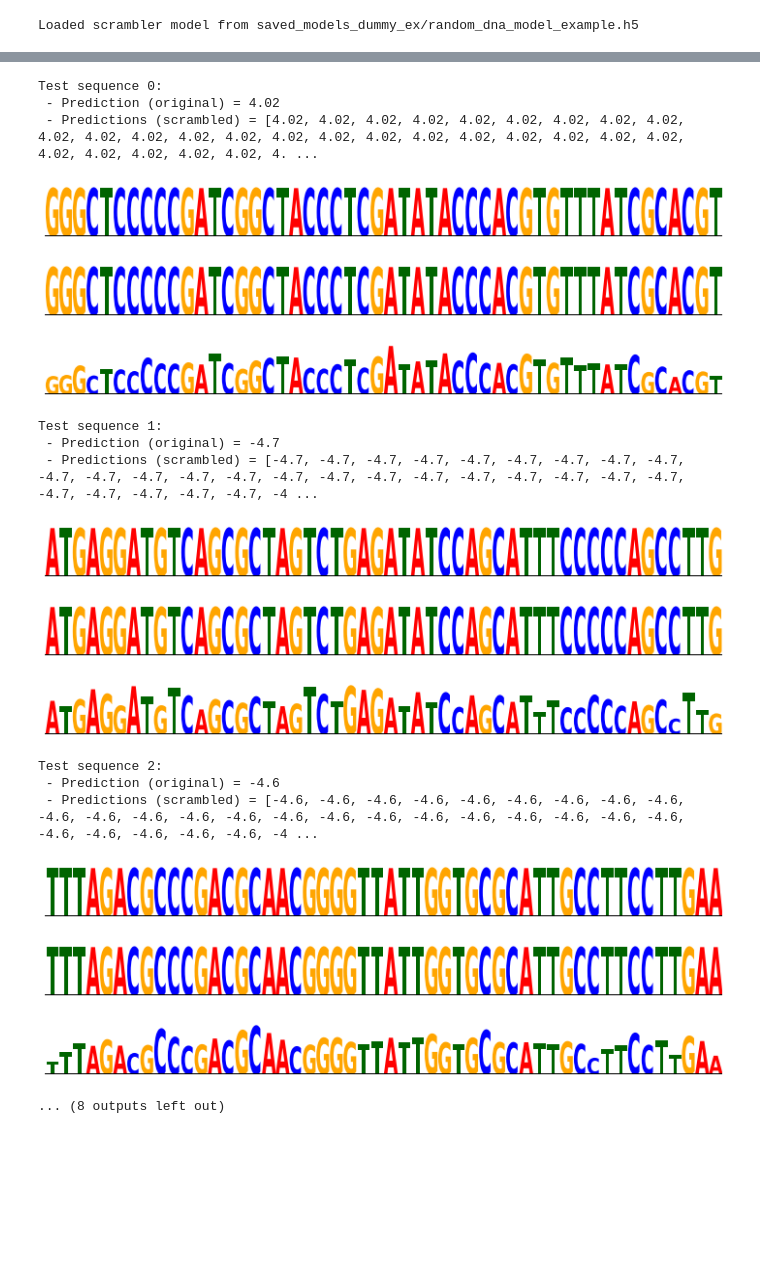
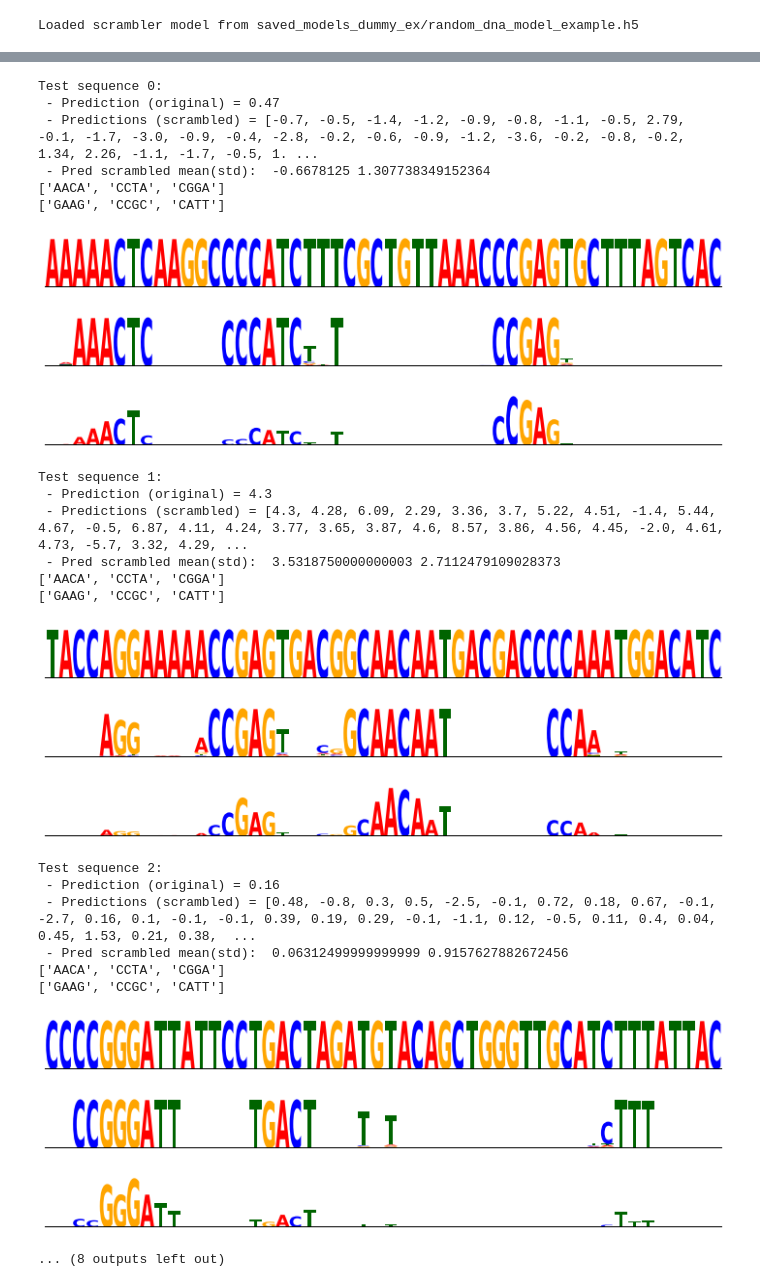
Before and after one commit to castillohair/scrambler, a Jupyter notebook: example_wtih_keras_squeeze_dim.ipynb, the cells around one changed output, grey strips where cells are left out. Cells and saved outputs as stored; diff of their text form; code cells hidden in the pictures; blank space fills up the shorter version.

```diff
--- a/example_wtih_keras_squeeze_dim.ipynb
+++ b/example_wtih_keras_squeeze_dim.ipynb
@@ -100,8 +114,8 @@ nucleotides = ['A', 'T', 'G', 'C']
 all_kmers  = [''.join(x) for x in product(nucleotides, repeat=4)]
 random.shuffle(all_kmers)
 #select some kmers to be up motifs and some ot be down motifs
-up_motifs = all_kmers[0:10]
+up_motifs = all_kmers[0:3]
 print ('up motifs: ', up_motifs)
-down_motifs = all_kmers[-10:]
+down_motifs = all_kmers[-3:]
 print ('down motifs: ', down_motifs)
 # %% [output]
@@ -344,7 +353,7 @@ subset_test_y = y_test[:1024]
 # %%
 #Train scrambler
 
-n_epochs = 2
+n_epochs = 10
 
 train_history = scrambler.train(
     predictor_now,
@@ -359,7 +368,7 @@ train_history = scrambler.train(
     predictor_task='regression',
     entropy_mode='target',
     entropy_bits=0.125,
-    entropy_weight=2
+    entropy_weight=5
 )
 
 #note that the MLIR optimization message is benign and is expected behavior as of tf 2.3
@@ -461,45 +465,58 @@ array([[[[16.134407],
 # %%
 #Visualize a few reconstructed sequence patterns
 model_name = 'dummy logic model'
 plot_examples = np.arange(5).tolist()
 save_examples = []
 
 importance_scores_test *= sequence_mask[None, None, :, None]
 
 for test_ix in plot_examples :
 
     print("Test sequence " + str(test_ix) + ":")
-    print (x_test[test_ix:test_ix+1, ...])
+    #print (x_test[test_ix:test_ix+1, ...])
+    #print ()
     y_test_hat_ref = predictor_now.predict(x=[x_test[test_ix:test_ix+1, ...]], batch_size=1)[0, 0]
     y_test_hat = predictor_now.predict(x=[sample_test[test_ix, ...]], batch_size=32)[:32, 0].tolist()
 
     print(" - Prediction (original) = " + str(round(y_test_hat_ref, 2))[:4])
     print(" - Predictions (scrambled) = " + str([float(str(round(y_test_hat[i], 2))[:4]) for i in range(len(y_test_hat))]))
-
+    pred_values = [float(str(round(y_test_hat[i], 2))[:4]) for i in range(len(y_test_hat))]
+    print (' - Pred scrambled mean(std): ', np.mean(pred_values), np.std(pred_values))
+    print (up_motifs)
+    print (down_motifs)
     save_figs = False
     if save_examples is not None and test_ix in save_examples :
         save_figs = True
 
     plot_dna_logo(x_test[test_ix, 0, :, :], sequence_template=sequence_template, figsize=(10, 1), plot_start=0, plot_end=50, plot_sequence_template=True, save_figs=save_figs, fig_name=model_name + "_test_ix_" + str(test_ix) + "_orig_sequence")
     plot_dna_logo(pwm_test[test_ix, 0, :, :], sequence_template=sequence_template, figsize=(10, 1), plot_start=0, plot_end=50, plot_sequence_template=True, save_figs=save_figs, fig_name=model_name + "_test_ix_" + str(test_ix) + "_scrambld_pwm")
     plot_dna_importance_scores(importance_scores_test[test_ix, 0, :, :].T, encoder.decode(x_test[test_ix, 0, :, :]), figsize=(10, 1), score_clip=None, sequence_template=sequence_template, plot_start=0, plot_end=50, save_figs=save_figs, fig_name=model_name + "_test_ix_" + str(test_ix) + "_scores")
 # %% [output]
 Test sequence 0:
- - Prediction (original) = 4.02
- - Predictions (scrambled) = [4.02, 4.02, 4.02, 4.02, 4.02, 4.02, 4.02, 4.02, 4.02, 4.02, 4.02, 4.02, 4.02, 4.02, 4.02, 4.02, 4.02, 4.02, 4.02, 4.02, 4.02, 4.02, 4.02, 4.02, 4.02, 4.02, 4.02, 4.02, 4. ...
+ - Prediction (original) = 0.47
+ - Predictions (scrambled) = [-0.7, -0.5, -1.4, -1.2, -0.9, -0.8, -1.1, -0.5, 2.79, -0.1, -1.7, -3.0, -0.9, -0.4, -2.8, -0.2, -0.6, -0.9, -1.2, -3.6, -0.2, -0.8, -0.2, 1.34, 2.26, -1.1, -1.7, -0.5, 1. ...
+ - Pred scrambled mean(std):  -0.6678125 1.307738349152364
+['AACA', 'CCTA', 'CGGA']
+['GAAG', 'CCGC', 'CATT']
-[figure, old version]
+[figure, new version]
-[figure, old version]
+[figure, new version]
-[figure, old version]
+[figure, new version]
 Test sequence 1:
- - Prediction (original) = -4.7
- - Predictions (scrambled) = [-4.7, -4.7, -4.7, -4.7, -4.7, -4.7, -4.7, -4.7, -4.7, -4.7, -4.7, -4.7, -4.7, -4.7, -4.7, -4.7, -4.7, -4.7, -4.7, -4.7, -4.7, -4.7, -4.7, -4.7, -4.7, -4.7, -4.7, -4.7, -4 ...
+ - Prediction (original) = 4.3
+ - Predictions (scrambled) = [4.3, 4.28, 6.09, 2.29, 3.36, 3.7, 5.22, 4.51, -1.4, 5.44, 4.67, -0.5, 6.87, 4.11, 4.24, 3.77, 3.65, 3.87, 4.6, 8.57, 3.86, 4.56, 4.45, -2.0, 4.61, 4.73, -5.7, 3.32, 4.29, ...
+ - Pred scrambled mean(std):  3.5318750000000003 2.7112479109028373
+['AACA', 'CCTA', 'CGGA']
+['GAAG', 'CCGC', 'CATT']
-[figure, old version]
+[figure, new version]
-[figure, old version]
+[figure, new version]
-[figure, old version]
+[figure, new version]
 Test sequence 2:
- - Prediction (original) = -4.6
- - Predictions (scrambled) = [-4.6, -4.6, -4.6, -4.6, -4.6, -4.6, -4.6, -4.6, -4.6, -4.6, -4.6, -4.6, -4.6, -4.6, -4.6, -4.6, -4.6, -4.6, -4.6, -4.6, -4.6, -4.6, -4.6, -4.6, -4.6, -4.6, -4.6, -4.6, -4 ...
+ - Prediction (original) = 0.16
+ - Predictions (scrambled) = [0.48, -0.8, 0.3, 0.5, -2.5, -0.1, 0.72, 0.18, 0.67, -0.1, -2.7, 0.16, 0.1, -0.1, -0.1, 0.39, 0.19, 0.29, -0.1, -1.1, 0.12, -0.5, 0.11, 0.4, 0.04, 0.45, 1.53, 0.21, 0.38,  ...
+ - Pred scrambled mean(std):  0.06312499999999999 0.9157627882672456
+['AACA', 'CCTA', 'CGGA']
+['GAAG', 'CCGC', 'CATT']
-[figure, old version]
+[figure, new version]
-[figure, old version]
+[figure, new version]
-[figure, old version]
+[figure, new version]
 ... (8 outputs left out)
```
Also changed, not shown: parts of 16 cells of this notebook, 1 other file.
